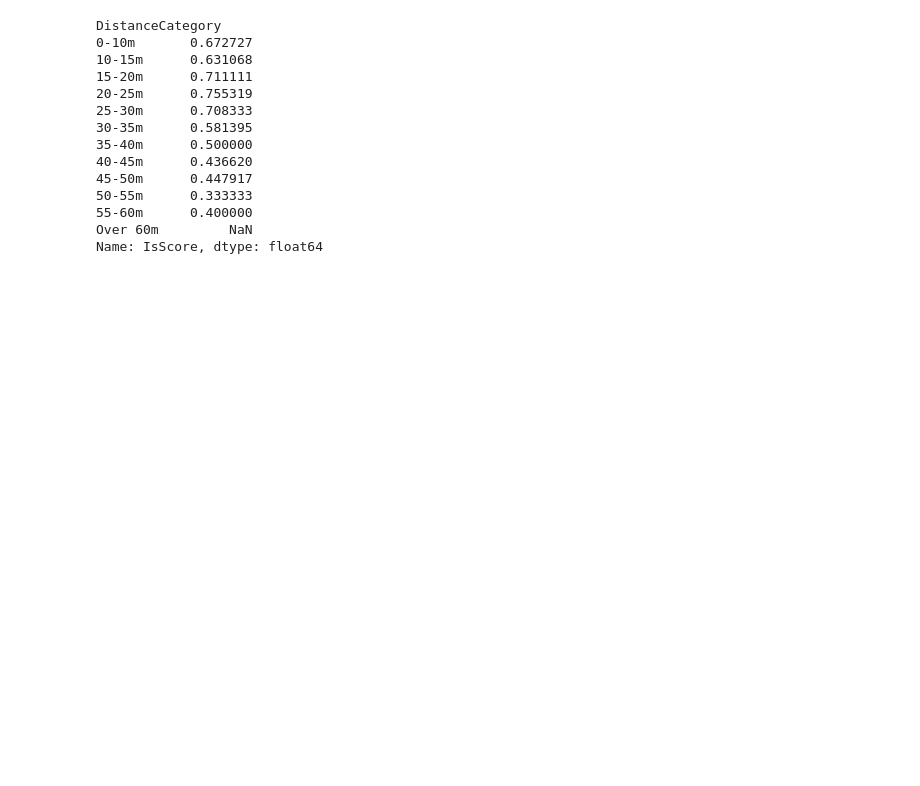
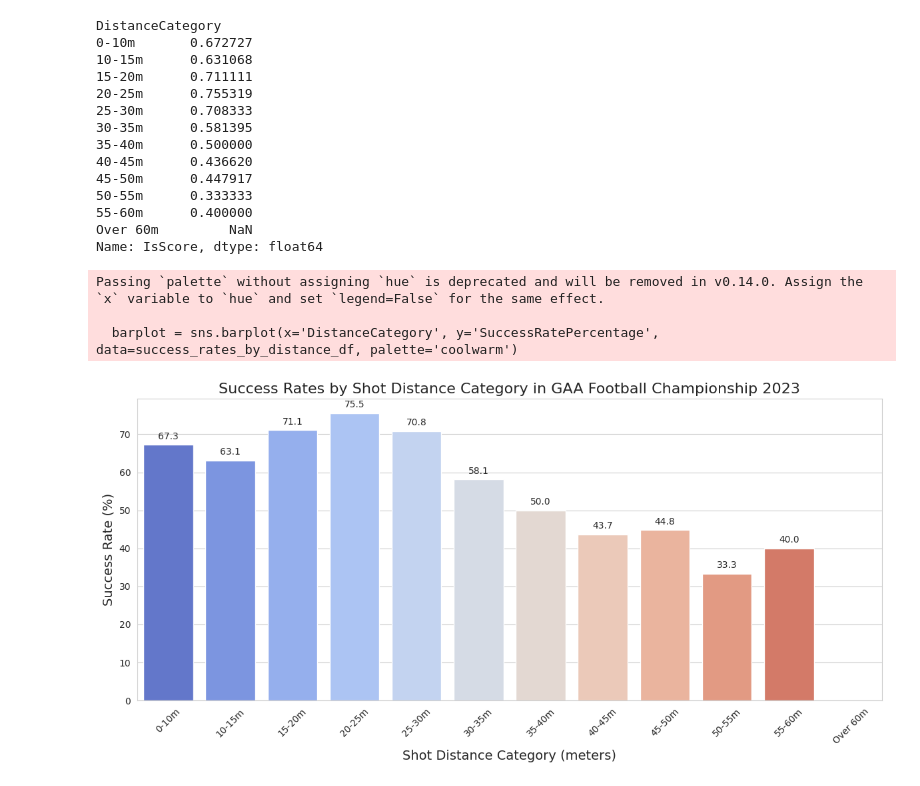
Before and after one commit to fechinmitchell/CMC_GAA_STATS, a Jupyter notebook: shot_success_rate_by_distance.ipynb, the cells around one changed output. Saved outputs shown, nothing was run; the diff lists cells and outputs as text; code cells hidden in the pictures; blank space fills up the shorter version.

Commit message:
V2 w/ Visualisation

```diff
--- a/shot_success_rate_by_distance.ipynb
+++ b/shot_success_rate_by_distance.ipynb
@@ -37,3 +37,43 @@ DistanceCategory
 55-60m      0.400000
 Over 60m         NaN
 Name: IsScore, dtype: float64
+# %%
+# Import additional visualization libraries
+import matplotlib.pyplot as plt
+import seaborn as sns
+
+# Ensure your dataframe is loaded and preprocessed as per the previous steps
+
+# Convert the success rates by distance category into a format suitable for plotting
+success_rates_by_distance_df = success_rates_by_distance.reset_index()
+success_rates_by_distance_df['SuccessRatePercentage'] = success_rates_by_distance_df['IsScore'] * 100
+
+# Set the visual style of the plots
+sns.set_style("whitegrid")
+
+# Create the bar plot
+plt.figure(figsize=(12, 6))
+barplot = sns.barplot(x='DistanceCategory', y='SuccessRatePercentage', data=success_rates_by_distance_df, palette='coolwarm')
+
+# Add plot title and labels
+plt.title('Success Rates by Shot Distance Category in GAA Football Championship 2023', fontsize=16)
+plt.xlabel('Shot Distance Category (meters)', fontsize=14)
+plt.ylabel('Success Rate (%)', fontsize=14)
+plt.xticks(rotation=45)  # Rotate labels to make them readable
+
+# Optional: Add value labels on top of each bar
+for p in barplot.patches:
+    barplot.annotate(format(p.get_height(), '.1f'),
+                     (p.get_x() + p.get_width() / 2., p.get_height()),
+                     ha = 'center', va = 'center',
+                     xytext = (0, 9),
+                     textcoords = 'offset points')
+
+# Show the plot
+plt.tight_layout()
+plt.show()
+# %% [output]
+Passing `palette` without assigning `hue` is deprecated and will be removed in v0.14.0. Assign the `x` variable to `hue` and set `legend=False` for the same effect.
+
+  barplot = sns.barplot(x='DistanceCategory', y='SuccessRatePercentage', data=success_rates_by_distance_df, palette='coolwarm')
+[figure, added]
```
